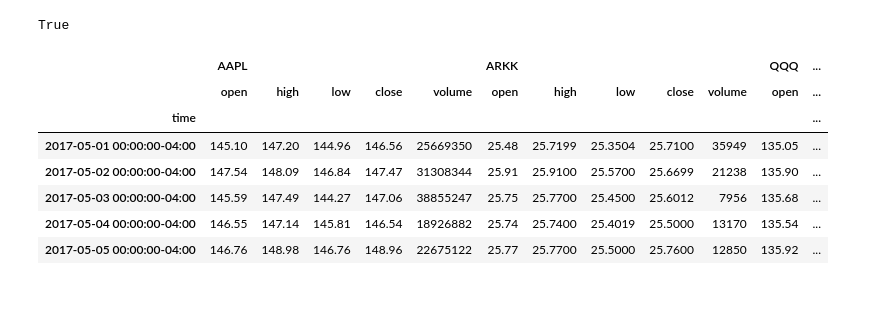
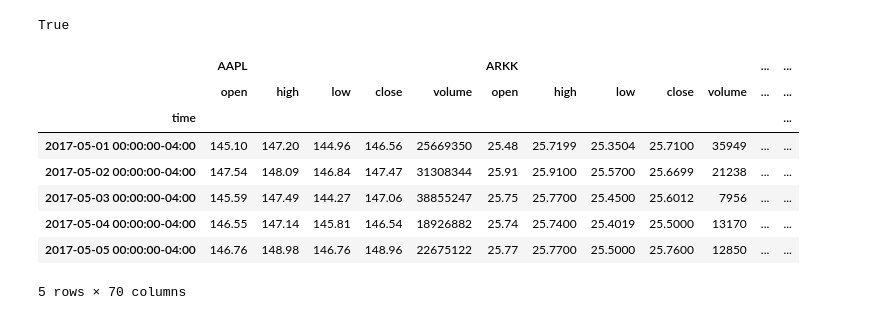
Before and after one commit to GCoeder/PortfolioManagement, a Jupyter notebook: project_code.ipynb, the cells around one changed output. Cells and saved outputs as stored; diff of their text form; code cells hidden in the pictures.

```diff
--- a/project_code.ipynb
+++ b/project_code.ipynb
@@ -24,34 +31,35 @@ api = tradeapi.REST(
 # %%
 # Set timeframe to '1D'
 timeframe = "1D"
 
 # Set start and end datetimes between now and 3 years ago.
 start_date = pd.Timestamp("2017-05-01", tz="America/New_York").isoformat()
 end_date = pd.Timestamp("2020-05-01", tz="America/New_York").isoformat()
 
 # Set the ticker information
-tickers = ["AAPL", "QQQ", "ARKK"]
+tickers = ["AAPL", "QQQ", "ARKK", "XLB", "XLC", "XLE", "XLF", "XLI", "XLK", "XLP", "XLRE", "XLU", "XLV", "XLY"]
 
 # Get 3 year's worth of historical price data for Microsoft and Coca-Cola
 df_portfolio = api.get_barset(
     tickers,
     timeframe,
     start=start_date,
     end=end_date,
     limit=1000,
 ).df
 
 # Display sample data
 df_portfolio.head()
 # %% [output]
-|  | AAPL |  |  |  |  | ARKK |  |  |  |  | QQQ | ... |
-|  | open | high | low | close | volume | open | high | low | close | volume | open | ... |
+|  | AAPL |  |  |  |  | ARKK |  |  |  |  | ... | ... |
+|  | open | high | low | close | volume | open | high | low | close | volume | ... | ... |
 | time |  |  |  |  |  |  |  |  |  |  |  | ... |
-| 2017-05-01 00:00:00-04:00 | 145.10 | 147.20 | 144.96 | 146.56 | 25669350 | 25.48 | 25.7199 | 25.3504 | 25.7100 | 35949 | 135.05 | ... |
-| 2017-05-02 00:00:00-04:00 | 147.54 | 148.09 | 146.84 | 147.47 | 31308344 | 25.91 | 25.9100 | 25.5700 | 25.6699 | 21238 | 135.90 | ... |
-| 2017-05-03 00:00:00-04:00 | 145.59 | 147.49 | 144.27 | 147.06 | 38855247 | 25.75 | 25.7700 | 25.4500 | 25.6012 | 7956 | 135.68 | ... |
-| 2017-05-04 00:00:00-04:00 | 146.55 | 147.14 | 145.81 | 146.54 | 18926882 | 25.74 | 25.7400 | 25.4019 | 25.5000 | 13170 | 135.54 | ... |
-| 2017-05-05 00:00:00-04:00 | 146.76 | 148.98 | 146.76 | 148.96 | 22675122 | 25.77 | 25.7700 | 25.5000 | 25.7600 | 12850 | 135.92 | ... |
+| 2017-05-01 00:00:00-04:00 | 145.10 | 147.20 | 144.96 | 146.56 | 25669350 | 25.48 | 25.7199 | 25.3504 | 25.7100 | 35949 | ... | ... |
+| 2017-05-02 00:00:00-04:00 | 147.54 | 148.09 | 146.84 | 147.47 | 31308344 | 25.91 | 25.9100 | 25.5700 | 25.6699 | 21238 | ... | ... |
+| 2017-05-03 00:00:00-04:00 | 145.59 | 147.49 | 144.27 | 147.06 | 38855247 | 25.75 | 25.7700 | 25.4500 | 25.6012 | 7956 | ... | ... |
+| 2017-05-04 00:00:00-04:00 | 146.55 | 147.14 | 145.81 | 146.54 | 18926882 | 25.74 | 25.7400 | 25.4019 | 25.5000 | 13170 | ... | ... |
+| 2017-05-05 00:00:00-04:00 | 146.76 | 148.98 | 146.76 | 148.96 | 22675122 | 25.77 | 25.7700 | 25.5000 | 25.7600 | 12850 | ... | ... |
+5 rows × 70 columns
 # %%
 #df_portfolio.drop(columns=['open', 'high', 'low', 'volume'], inplace=True)
 port_data = pd.DataFrame()
```
Also changed, not shown: parts of 12 cells of this notebook.
